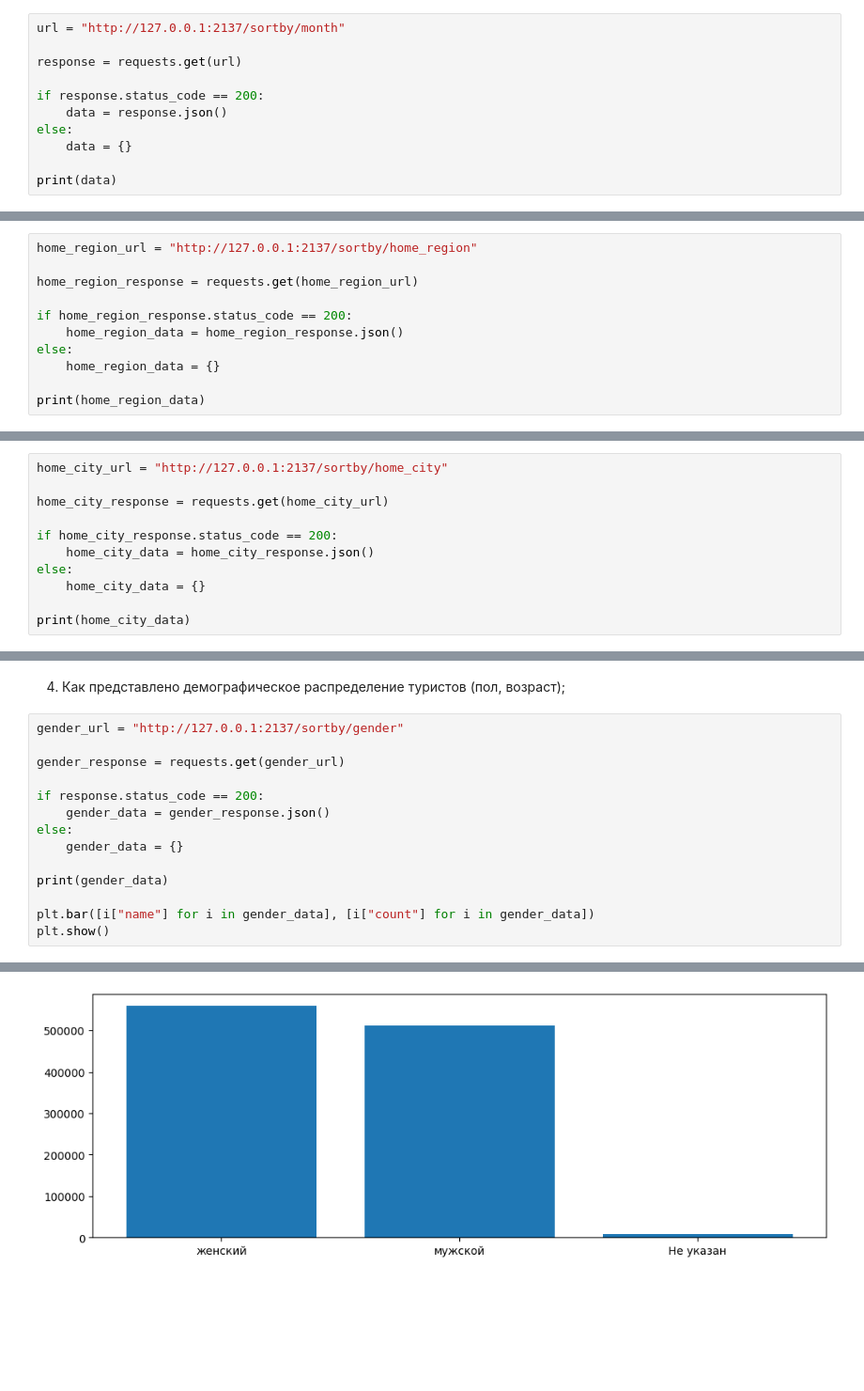
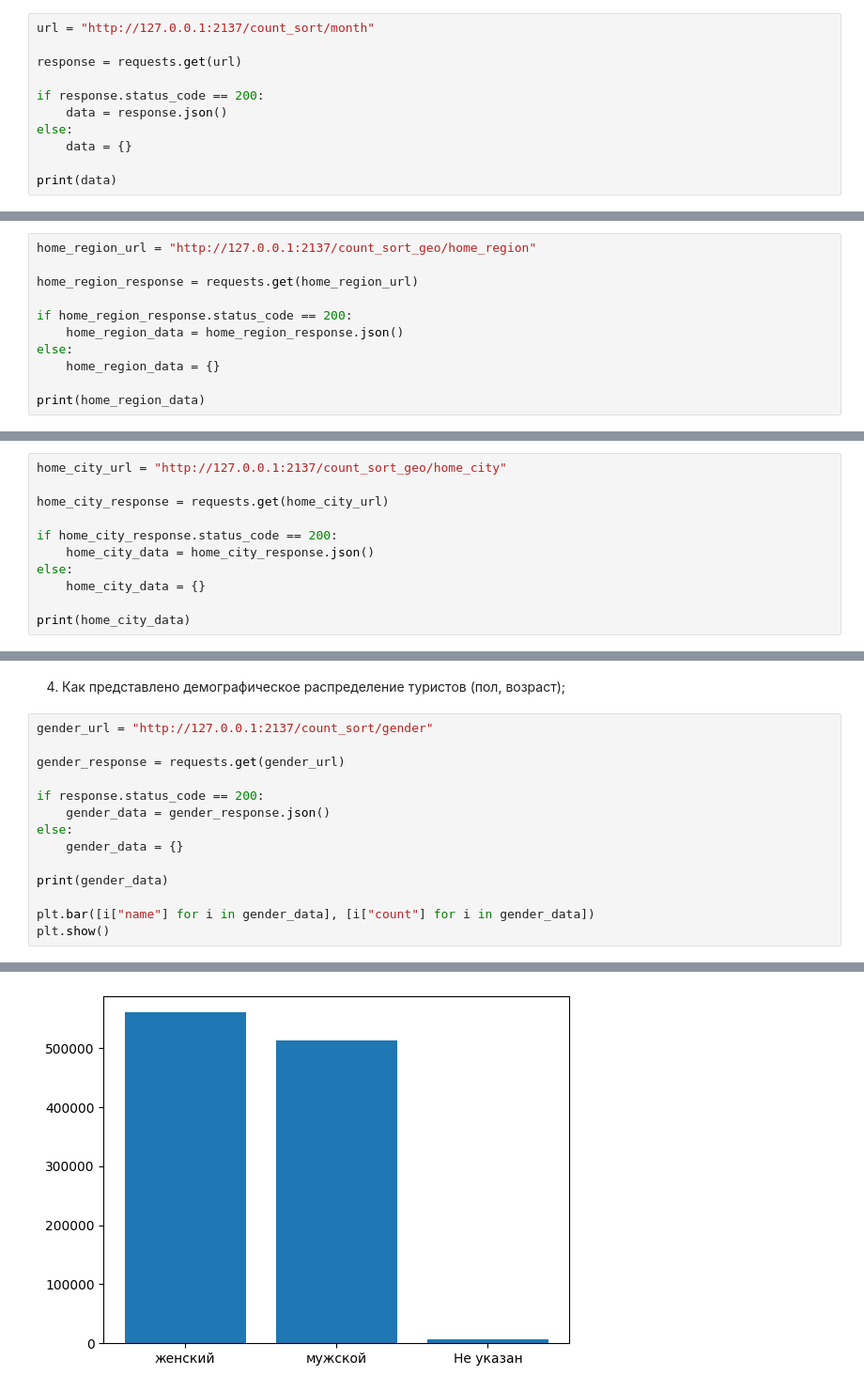
Before and after one commit to ReNecro100/TourismAnalysisProject, a Jupyter notebook: analysis.ipynb, the cells around one changed output, grey strips where cells are left out. Shown at 94% size. Cells and saved outputs as stored; diff of their text form; blank space fills up the shorter version.

```diff
--- a/analysis.ipynb
+++ b/analysis.ipynb
@@ -13,7 +15,7 @@ import pandas as pd
 # %% [markdown]
 1. Сколько туристов посетило Нижний Новгород за весь диапазон дат, представленных в выборке (2022 год);
 # %%
-url = "http://127.0.0.1:2137/sortby/month"
+url = "http://127.0.0.1:2137/count_sort/month"
 
 response = requests.get(url)
 
@@ -75,7 +77,7 @@ fig = px.scatter_mapbox(
 )
 fig.show()
 # %%
-home_region_url = "http://127.0.0.1:2137/sortby/home_region"
+home_region_url = "http://127.0.0.1:2137/count_sort_geo/home_region"
 
 home_region_response = requests.get(home_region_url)
 
@@ -116,7 +118,7 @@ fig = px.scatter_mapbox(
 )
 fig.show()
 # %%
-home_city_url = "http://127.0.0.1:2137/sortby/home_city"
+home_city_url = "http://127.0.0.1:2137/count_sort_geo/home_city"
 
 home_city_response = requests.get(home_city_url)
 
@@ -159,20 +161,20 @@ fig.show()
 # %% [markdown]
 4. Как представлено демографическое распределение туристов (пол, возраст);
 # %%
-gender_url = "http://127.0.0.1:2137/sortby/gender"
+gender_url = "http://127.0.0.1:2137/count_sort/gender"
 
 gender_response = requests.get(gender_url)
 
 if response.status_code == 200:
     gender_data = gender_response.json()
 else:
     gender_data = {}
 
 print(gender_data)
 
 plt.bar([i["name"] for i in gender_data], [i["count"] for i in gender_data])
 plt.show()
 # %% [output]
 [{'name': 'женский', 'count': 559776}, {'name': 'мужской', 'count': 512167}, {'name': 'Не указан', 'count': 7234}]
-[figure, old version]
+[figure, new version]
 # %%
```
Also changed, not shown: parts of 13 cells of this notebook, 13 other files.
